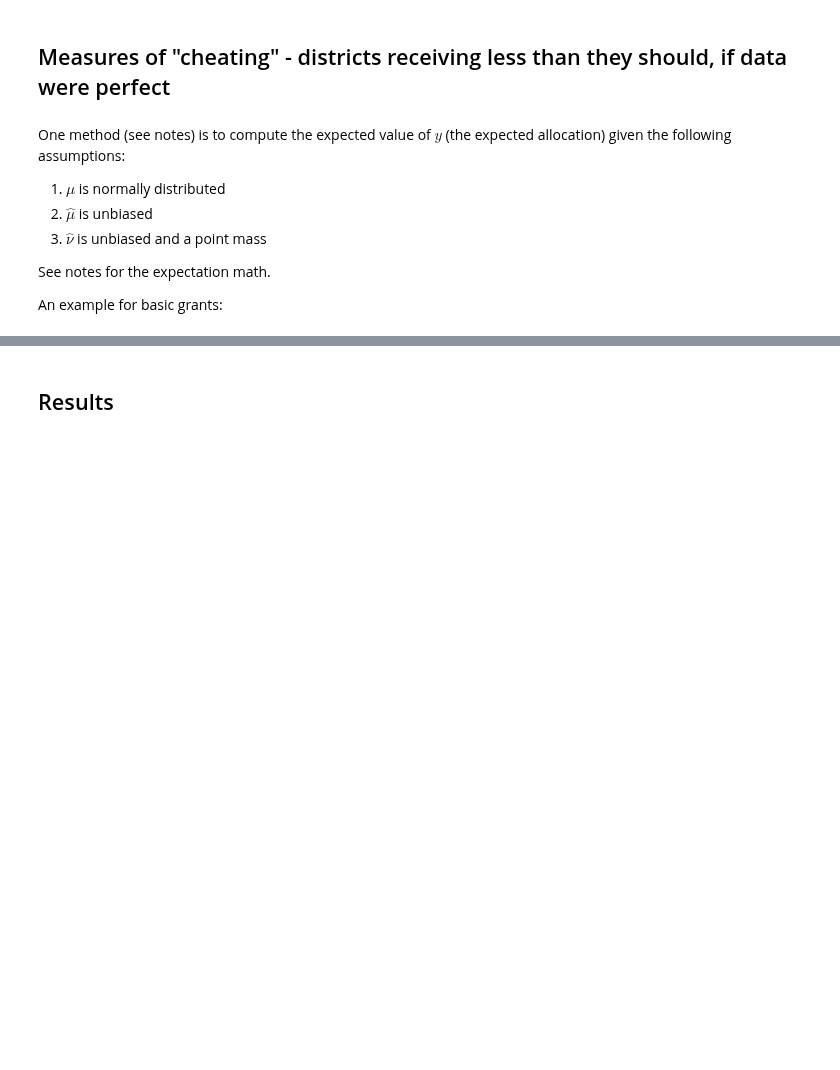
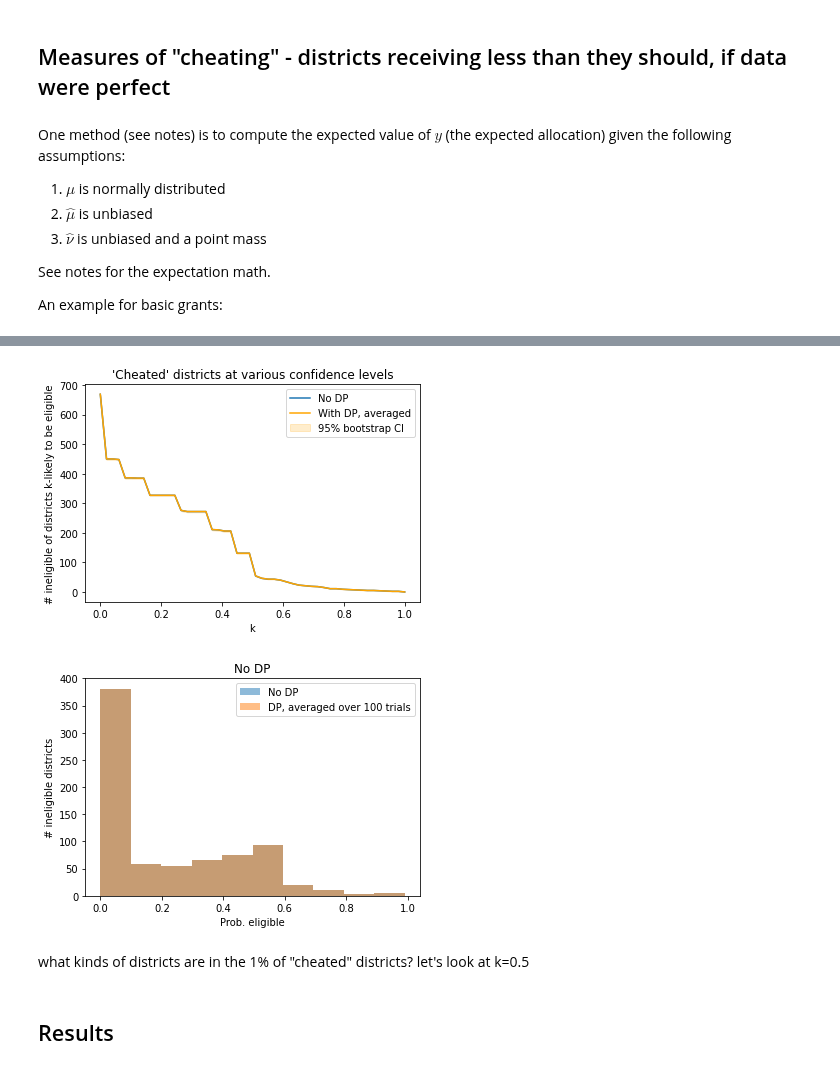
Before and after one commit to ryansteed/dp-policy, a Jupyter notebook: notebooks/titlei.ipynb, the cells around one changed output, grey strips where cells are left out. Cells and saved outputs as stored; diff of their text form; code cells hidden in the pictures; blank space fills up the shorter version.

```diff
--- a/notebooks/titlei.ipynb
+++ b/notebooks/titlei.ipynb
@@ -601,3 +753,33 @@ df.tail()
+# %%
+alpha = 0.01
+
+upper = np.percentile(np.array(trials), 1-alpha/2, axis=0)
+lower = np.percentile(np.array(trials), alpha/2, axis=0)
+mean = np.mean(np.array(trials), axis=0)
+
+plt.plot(ks, k_eligible_true, label="No DP")
+plt.plot(ks, mean, color='orange', label="With DP, averaged")
+plt.fill_between(ks, lower, upper, color='orange', alpha=0.2, label="95% bootstrap CI")
+plt.legend()
+plt.ylabel("# ineligible of districts k-likely to be eligible")
+plt.xlabel("k")
+plt.title("'Cheated' districts at various confidence levels")
+plt.show()
+
+
+# histogram
+plt.hist(df.prob_el_basic[~df.true_eligible_basic], bins=10, label="No DP", alpha=0.5)
+plt.hist(hist, bins=10, weights=1/n*np.ones(len(hist)), label=f"DP, averaged over {n} trials", alpha=0.5)
+plt.title("No DP")
+plt.xlabel("Prob. eligible")
+plt.ylabel("# ineligible districts")
+plt.legend()
+plt.show()
+# %% [output]
+[figure, added]
+[figure, added]
+# %% [markdown]
+what kinds of districts are in the 1% of "cheated" districts? let's look at k=0.5
 # %% [markdown]
 ## Results
 # %%
```
Also changed, not shown: parts of 9 cells of this notebook, 1 other file.
